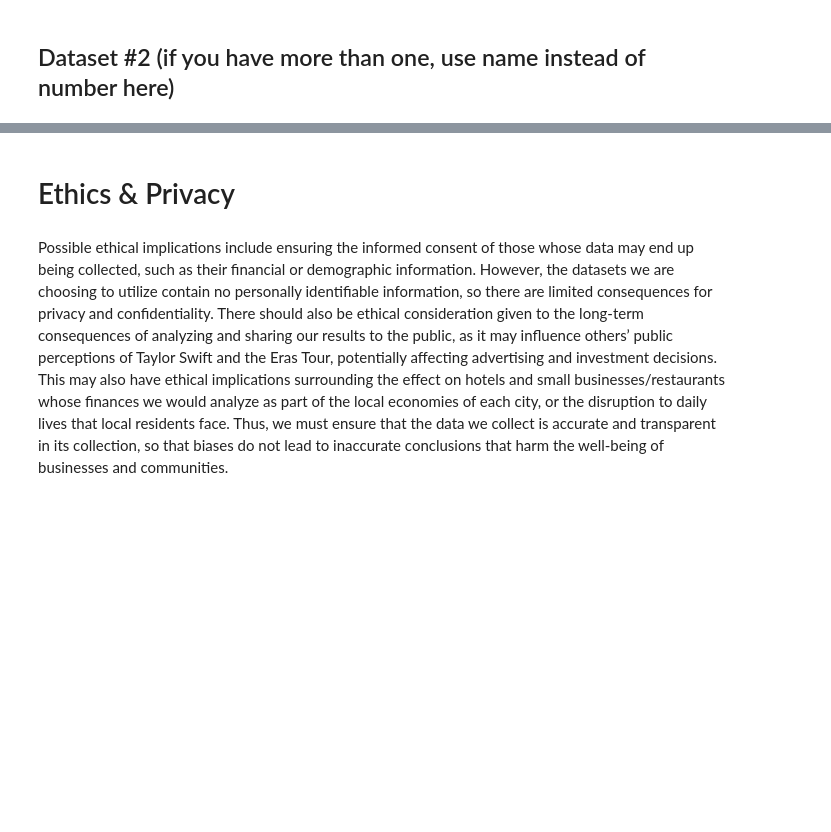
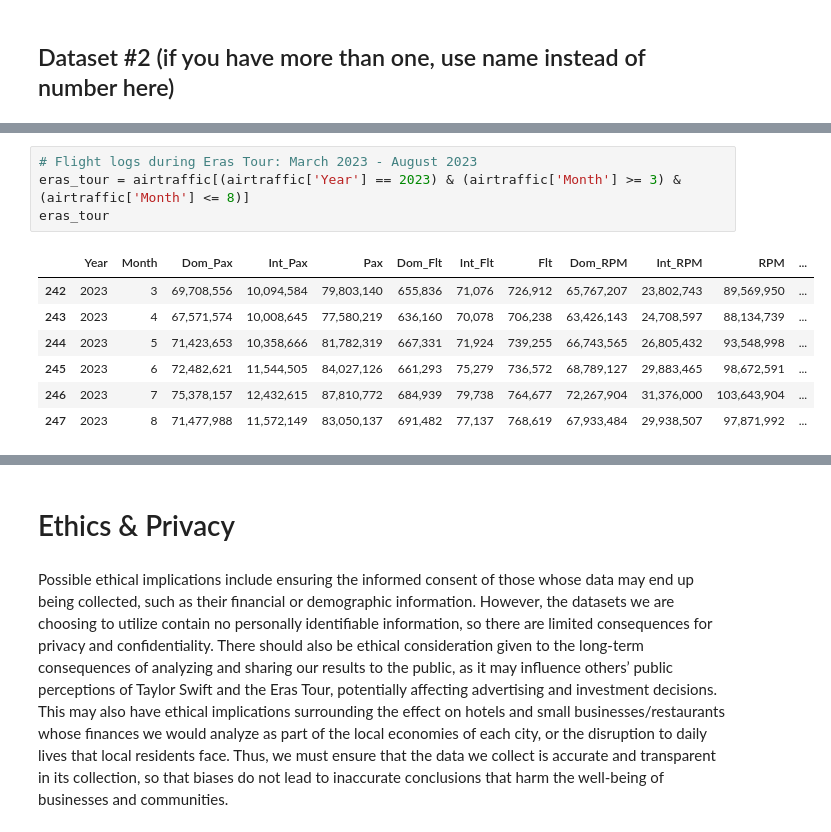
Before and after one commit to AnikAlam/AnikAlam_COGS108_EDA, a Jupyter notebook: DataCheckpoint_groupXXX.ipynb, the cells around one changed output, grey strips where cells are left out. Cells and saved outputs as stored; diff of their text form; blank space fills up the shorter version.

```diff
--- a/DataCheckpoint_groupXXX.ipynb
+++ b/DataCheckpoint_groupXXX.ipynb
@@ -72,0 +124,12 @@ If you plan to use multiple datasets, add a few sentences about how you plan to
+# %%
+# Flight logs during Eras Tour: March 2023 - August 2023
+eras_tour = airtraffic[(airtraffic['Year'] == 2023) & (airtraffic['Month'] >= 3) & (airtraffic['Month'] <= 8)]
+eras_tour
+# %% [output]
+|  | Year | Month | Dom_Pax | Int_Pax | Pax | Dom_Flt | Int_Flt | Flt | Dom_RPM | Int_RPM | RPM | ... |
+| 242 | 2023 | 3 | 69,708,556 | 10,094,584 | 79,803,140 | 655,836 | 71,076 | 726,912 | 65,767,207 | 23,802,743 | 89,569,950 | ... |
+| 243 | 2023 | 4 | 67,571,574 | 10,008,645 | 77,580,219 | 636,160 | 70,078 | 706,238 | 63,426,143 | 24,708,597 | 88,134,739 | ... |
+| 244 | 2023 | 5 | 71,423,653 | 10,358,666 | 81,782,319 | 667,331 | 71,924 | 739,255 | 66,743,565 | 26,805,432 | 93,548,998 | ... |
+| 245 | 2023 | 6 | 72,482,621 | 11,544,505 | 84,027,126 | 661,293 | 75,279 | 736,572 | 68,789,127 | 29,883,465 | 98,672,591 | ... |
+| 246 | 2023 | 7 | 75,378,157 | 12,432,615 | 87,810,772 | 684,939 | 79,738 | 764,677 | 72,267,904 | 31,376,000 | 103,643,904 | ... |
+| 247 | 2023 | 8 | 71,477,988 | 11,572,149 | 83,050,137 | 691,482 | 77,137 | 768,619 | 67,933,484 | 29,938,507 | 97,871,992 | ... |
```
Also changed, not shown: parts of 8 cells of this notebook, 2 other files.
